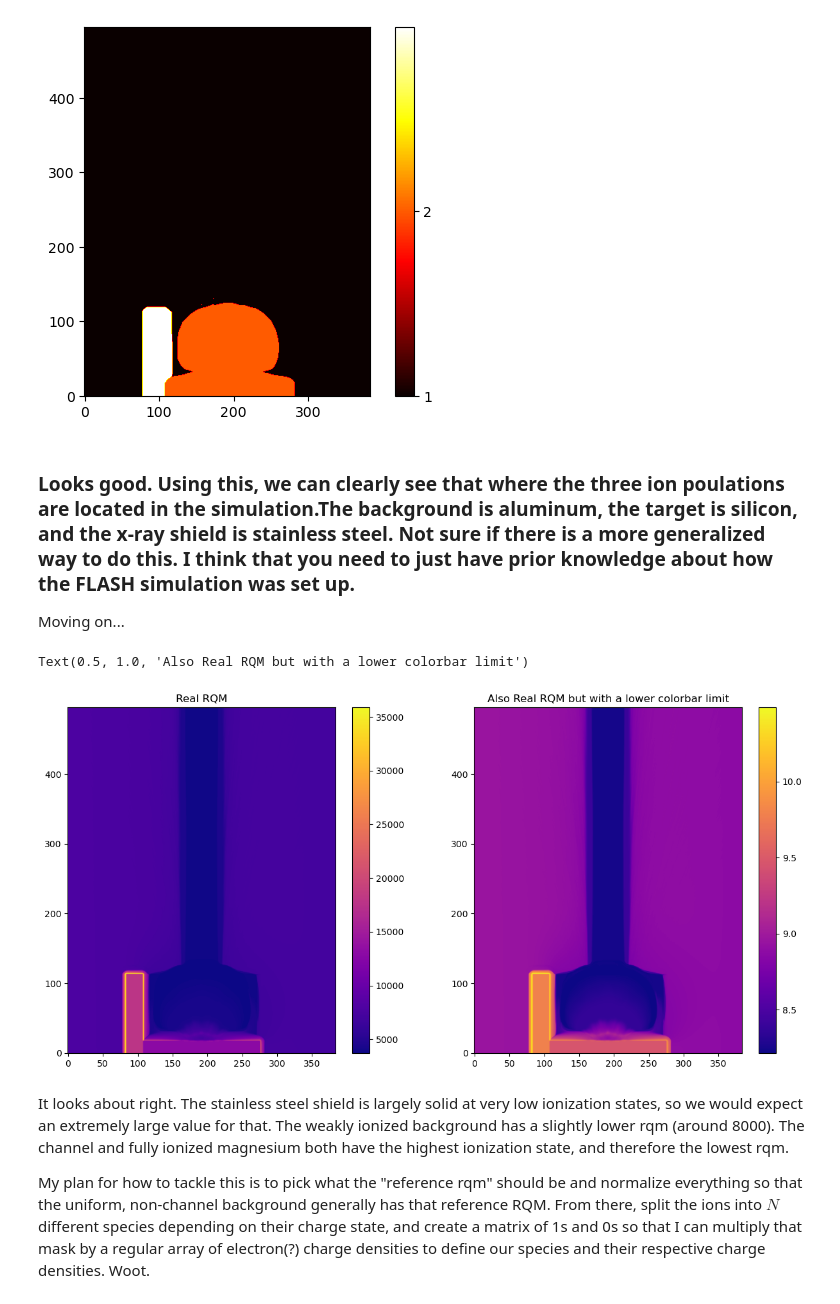
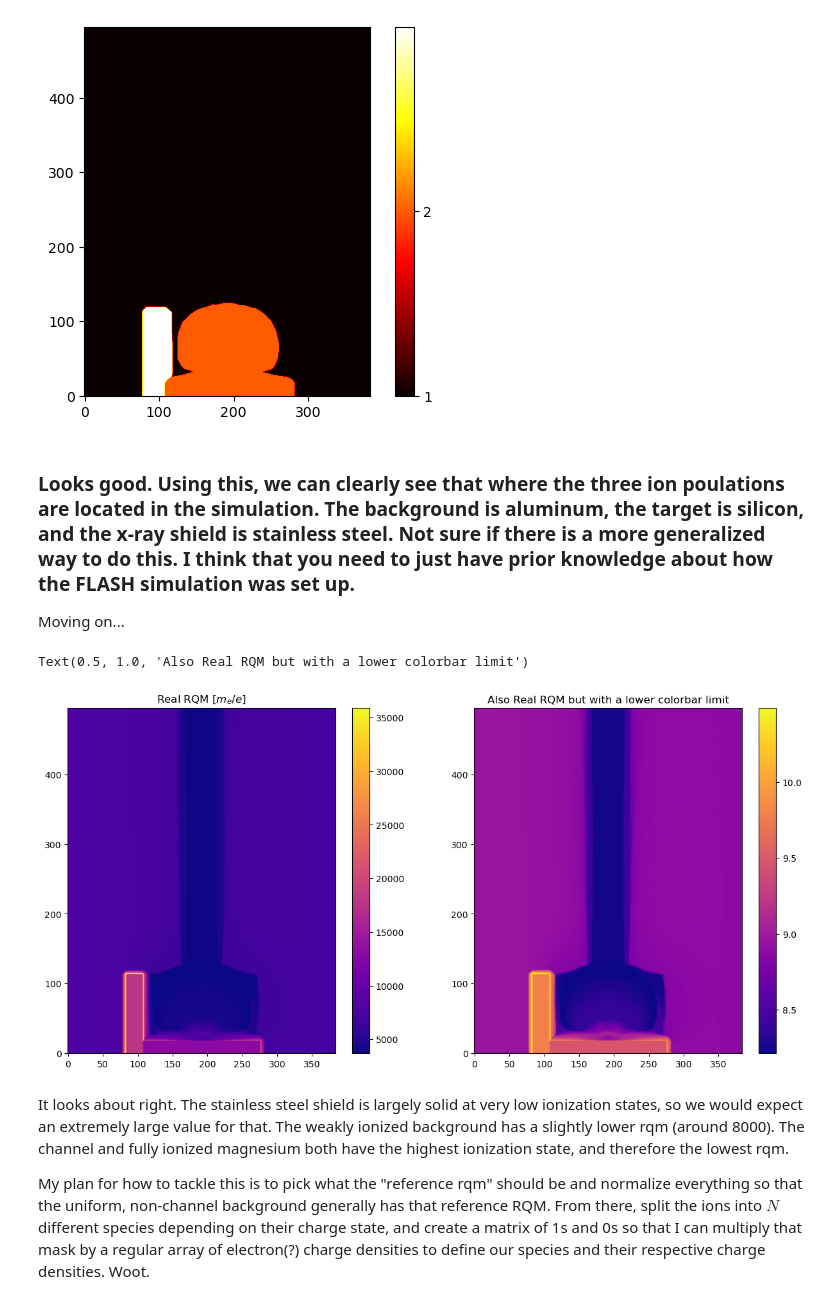
Before and after one commit to Schaeffer-Lab/MagShockZ, a Jupyter notebook: FLASH/mass_ratio_onceandforall.ipynb, the cells around one changed output. Saved outputs shown, nothing was run; the diff lists cells and outputs as text; code cells hidden in the pictures.

Commit message:
cleaning up script a little

```diff
--- a/FLASH/mass_ratio_onceandforall.ipynb
+++ b/FLASH/mass_ratio_onceandforall.ipynb
@@ -19,25 +19,21 @@ $$
 ### Let's take this in context. Start by loading in the relevant dataset
 # %%
 import yt
-yt.enable_plugins() # This script will break if you don't have my plugin. If you don't have it, just use yt.load() instead of yt.load_for_osiris()
+yt.enable_plugins() # This script uses my plugin for yt. If you don't have it, just use yt.load() instead of yt.load_for_osiris().
 
 plot_path = "/home/dschneidinger/shared/data/VAC_DEREK3D_20um/MagShockZ_hdf5_chk_0006"
 # plot_path = "/home/dschneidinger/shared/data/VAC_DEREK3D_20um/MagShockZ_hdf5_chk_0010"
 
-# ds = yt.load_for_osiris(plot_path, B_background=75000)
-ds = yt.load(plot_path)
+try:
+    ds = yt.load_for_osiris(plot_path, B_background=75000)
+except:
+    ds = yt.load(plot_path)
+
 level = 0
 dims = ds.domain_dimensions * ds.refine_by**level
-
-# We construct an object that describes the data region and structure we want
-# In this case, we want all data up to the maximum "level" of refinement
-# across the entire simulation volume.  Higher levels than this will not
-# contribute to our covering grid.
-
 all_data = ds.covering_grid(
     level,
     left_edge=ds.domain_left_edge,
     dims=dims,
-    # And any fields to preload (this is optional!)
 )
 # %% [output]
@@ -99,24 +102,24 @@ plt.colorbar(ticks=range(len(thresholds)+1))
 <matplotlib.colorbar.Colorbar at 0x...>
 [figure]
 # %% [markdown]
-### Looks good. Using this, we can clearly see that where the three ion poulations are located in the simulation.The background is aluminum, the target is silicon, and the x-ray shield is stainless steel. Not sure if there is a more generalized way to do this. I think that you need to just have prior knowledge about how the FLASH simulation was set up.
+### Looks good. Using this, we can clearly see that where the three ion poulations are located in the simulation. The background is aluminum, the target is silicon, and the x-ray shield is stainless steel. Not sure if there is a more generalized way to do this. I think that you need to just have prior knowledge about how the FLASH simulation was set up.
 Moving on...
 # %%
 rqm_real = 1836/all_data["flash","ye"]
 
 plt.figure(figsize=(15, 7))
 plt.subplot(121)
 plt.imshow(rqm_real[:, :, np.shape(zbar)[2] // 2].T, cmap='plasma', origin='lower')
 plt.colorbar()
-plt.title("Real RQM")
+plt.title(r"Real RQM $[m_e/e]$")
 
 plt.subplot(122)
 plt.imshow(np.log(rqm_real[:, :, np.shape(abar)[2] // 2].T), cmap='plasma', origin='lower')
 plt.colorbar()
 plt.title("Also Real RQM but with a lower colorbar limit")
 # %% [output]
 Text(0.5, 1.0, 'Also Real RQM but with a lower colorbar limit')
-[figure, old version]
+[figure, new version]
 # %% [markdown]
 It looks about right. The stainless steel shield is largely solid at very low ionization states, so we would expect an extremely large value for that. The weakly ionized background has a slightly lower rqm (around 8000). The channel and fully ionized magnesium both have the highest ionization state, and therefore the lowest rqm.
 
```
Also changed, not shown: parts of 2 cells of this notebook.
